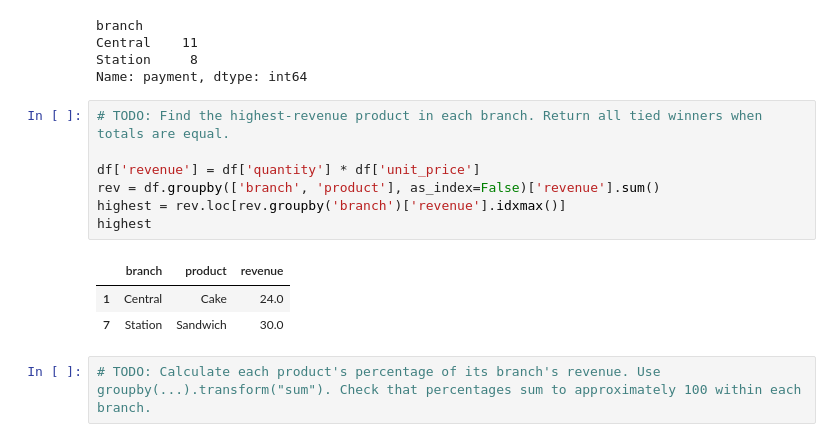
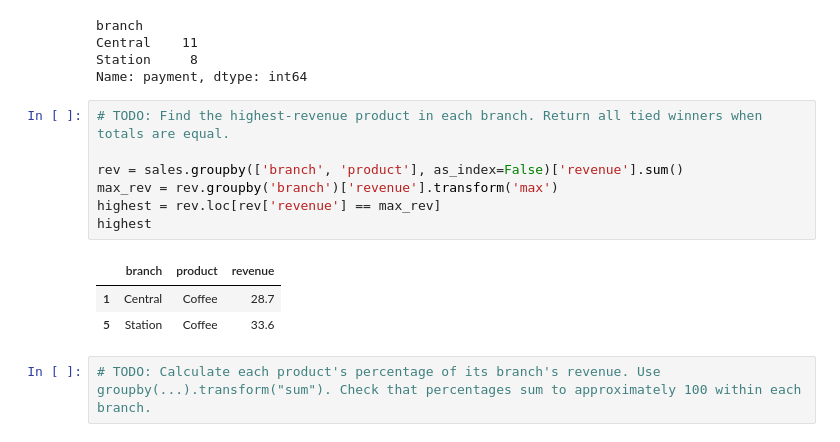
Before and after one commit to hubilic/numpy-projects, a Jupyter notebook: src/numpy_projects/Week15/data_engineering_week15_clean.ipynb, the cells around one changed output. Drawn from its saved outputs; the diff is of its cells as text.

```diff
--- a/src/numpy_projects/Week15/data_engineering_week15_clean.ipynb
+++ b/src/numpy_projects/Week15/data_engineering_week15_clean.ipynb
@@ -450,14 +450,14 @@ Name: payment, dtype: int64
 # %%
 # TODO: Find the highest-revenue product in each branch. Return all tied winners when totals are equal.
 
-df['revenue'] = df['quantity'] * df['unit_price']
-rev = df.groupby(['branch', 'product'], as_index=False)['revenue'].sum()
-highest = rev.loc[rev.groupby('branch')['revenue'].idxmax()]
+rev = sales.groupby(['branch', 'product'], as_index=False)['revenue'].sum()
+max_rev = rev.groupby('branch')['revenue'].transform('max')
+highest = rev.loc[rev['revenue'] == max_rev]
 highest
 # %% [output]
 |  | branch | product | revenue |
-| 1 | Central | Cake | 24.0 |
-| 7 | Station | Sandwich | 30.0 |
+| 1 | Central | Coffee | 28.7 |
+| 5 | Station | Coffee | 33.6 |
 # %%
 # TODO: Calculate each product's percentage of its branch's revenue. Use groupby(...).transform("sum"). Check that percentages sum to approximately 100 within each branch.
 # %%
```
Also changed, not shown: parts of 1 cell of this notebook.
